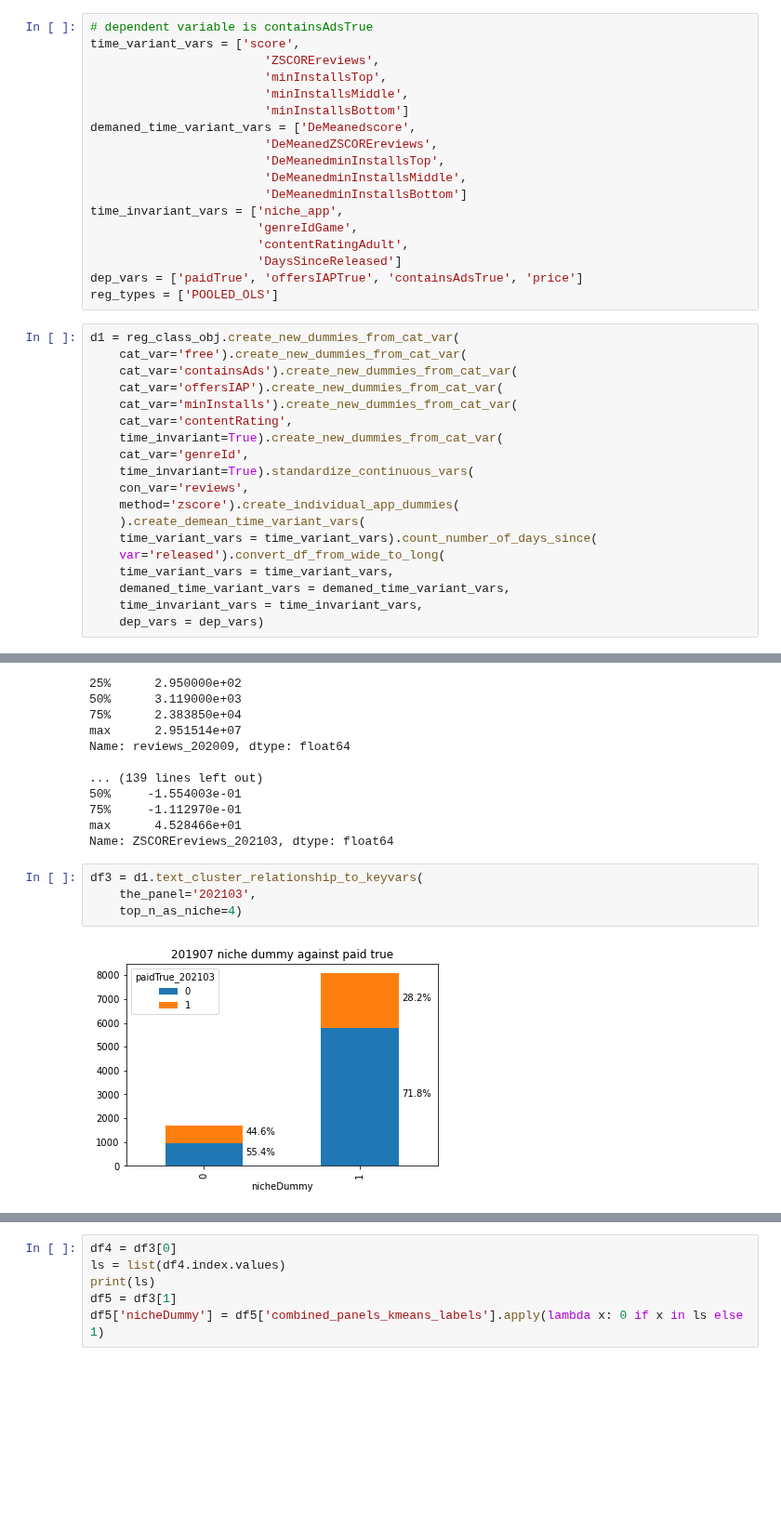
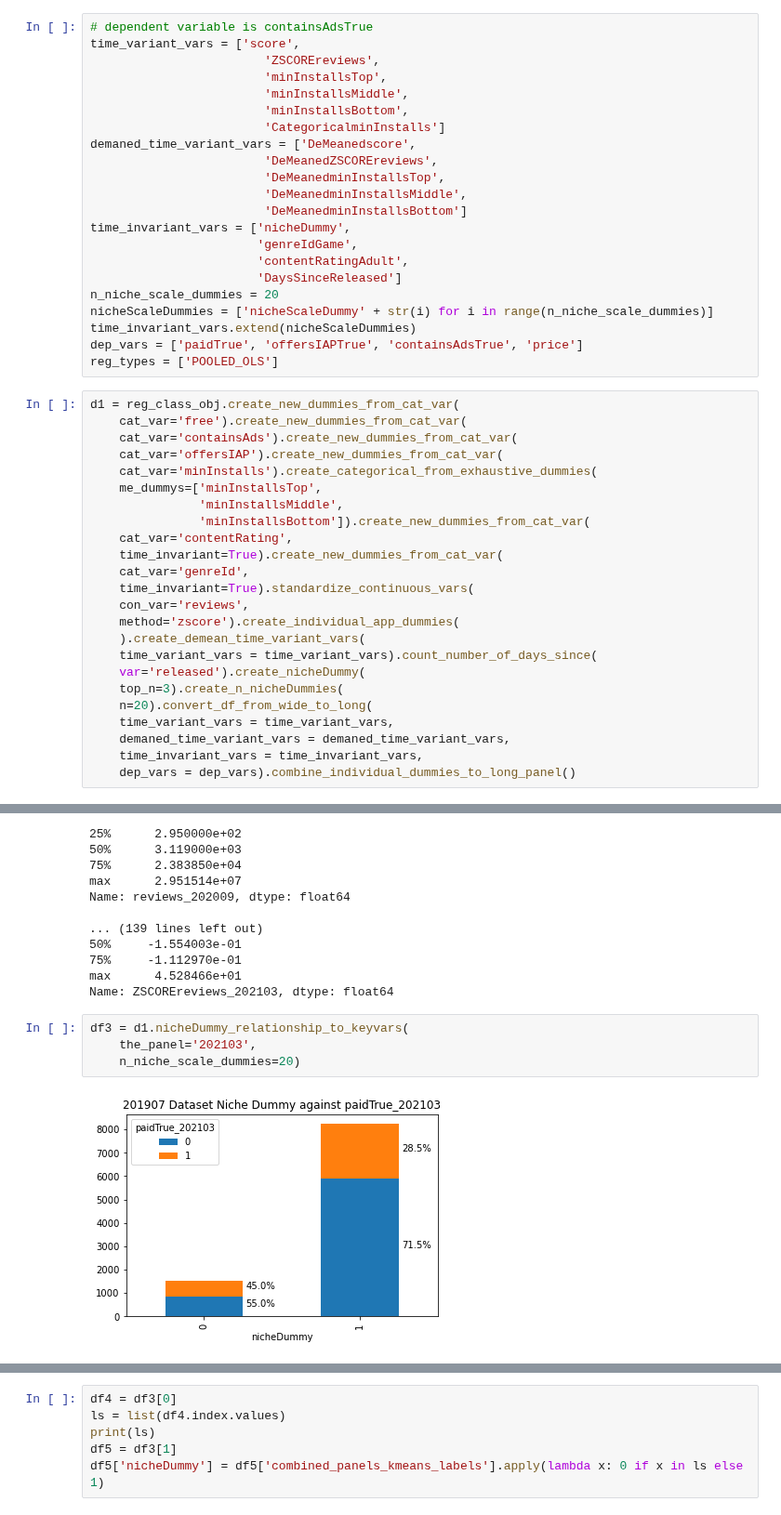
Before and after one commit to nz44/phd_dissertation, a Jupyter notebook: scripts/___test_code___.ipynb, the cells around one changed output, grey strips where cells are left out. Shown at 93% size. Drawn from its saved outputs; the diff is of its cells as text; blank space fills up the shorter version.

```diff
--- a/scripts/___test_code___.ipynb
+++ b/scripts/___test_code___.ipynb
@@ -194,16 +194,20 @@ time_variant_vars = ['score',
                         'ZSCOREreviews',
                         'minInstallsTop',
                         'minInstallsMiddle',
-                        'minInstallsBottom']
+                        'minInstallsBottom',
+                        'CategoricalminInstalls']
 demaned_time_variant_vars = ['DeMeanedscore',
                         'DeMeanedZSCOREreviews',
                         'DeMeanedminInstallsTop',
                         'DeMeanedminInstallsMiddle',
                         'DeMeanedminInstallsBottom']
-time_invariant_vars = ['niche_app',
+time_invariant_vars = ['nicheDummy',
                        'genreIdGame',
                        'contentRatingAdult',
                        'DaysSinceReleased']
+n_niche_scale_dummies = 20
+nicheScaleDummies = ['nicheScaleDummy' + str(i) for i in range(n_niche_scale_dummies)]
+time_invariant_vars.extend(nicheScaleDummies)
 dep_vars = ['paidTrue', 'offersIAPTrue', 'containsAdsTrue', 'price']
 reg_types = ['POOLED_OLS']
 # %%
@@ -211,7 +215,10 @@ d1 = reg_class_obj.create_new_dummies_from_cat_var(
     cat_var='free').create_new_dummies_from_cat_var(
     cat_var='containsAds').create_new_dummies_from_cat_var(
     cat_var='offersIAP').create_new_dummies_from_cat_var(
-    cat_var='minInstalls').create_new_dummies_from_cat_var(
+    cat_var='minInstalls').create_categorical_from_exhaustive_dummies(
+    me_dummys=['minInstallsTop',
+               'minInstallsMiddle',
+               'minInstallsBottom']).create_new_dummies_from_cat_var(
     cat_var='contentRating',
     time_invariant=True).create_new_dummies_from_cat_var(
     cat_var='genreId',
@@ -220,11 +227,13 @@ d1 = reg_class_obj.create_new_dummies_from_cat_var(
     method='zscore').create_individual_app_dummies(
     ).create_demean_time_variant_vars(
     time_variant_vars = time_variant_vars).count_number_of_days_since(
-    var='released').convert_df_from_wide_to_long(
+    var='released').create_nicheDummy(
+    top_n=3).create_n_nicheDummies(
+    n=20).convert_df_from_wide_to_long(
     time_variant_vars = time_variant_vars,
     demaned_time_variant_vars = demaned_time_variant_vars,
     time_invariant_vars = time_invariant_vars,
-    dep_vars = dep_vars)
+    dep_vars = dep_vars).combine_individual_dummies_to_long_panel()
 # %% [output]
 before standardization:
 reviews_202009
@@ -244,8 +253,8 @@ Name: reviews_202009, dtype: float64
 max      4.528466e+01
 Name: ZSCOREreviews_202103, dtype: float64
 # %%
-df3 = d1.text_cluster_relationship_to_keyvars(
+df3 = d1.nicheDummy_relationship_to_keyvars(
     the_panel='202103',
-    top_n_as_niche=4)
+    n_niche_scale_dummies=20)
 # %% [output]
-[figure, old version]
+[figure, new version]
```
Also changed, not shown: parts of 2 cells of this notebook, 13 other files.
